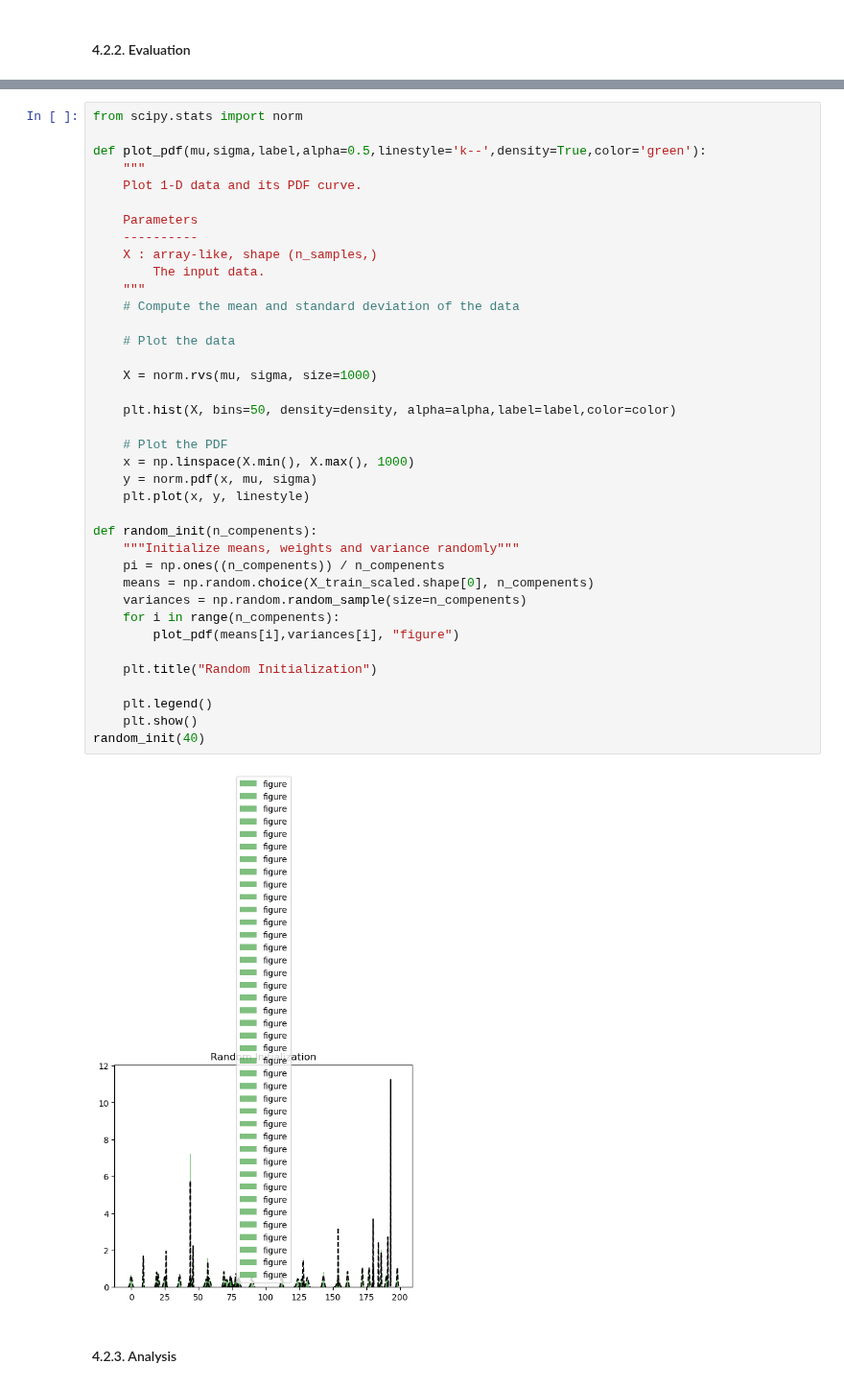
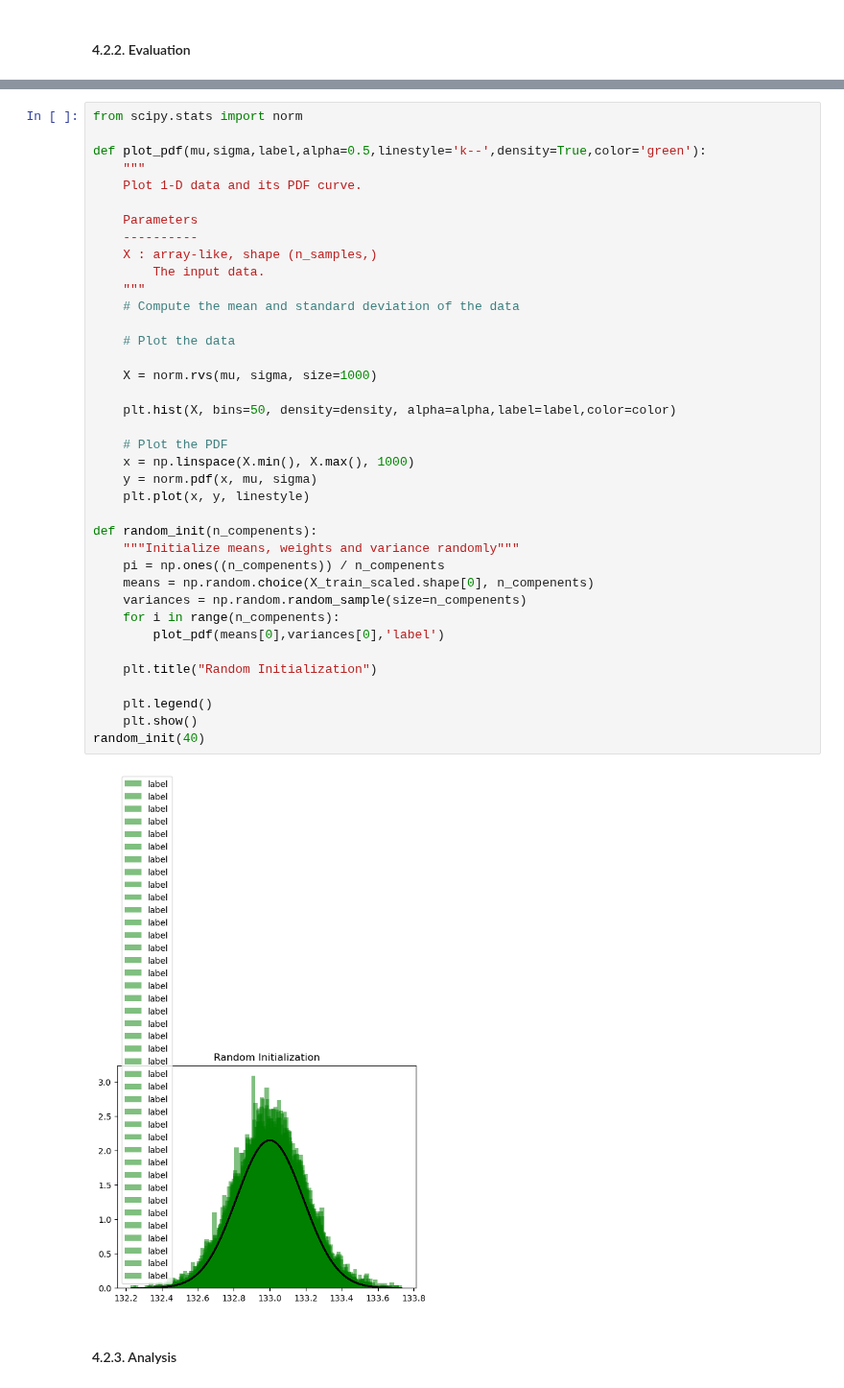
Before and after one commit to nouranKhalil/Face-Recognition, a Jupyter notebook: Face Recognition.ipynb, the cells around one changed output, grey strips where cells are left out. Shown at 96% size. Cells and saved outputs as stored; diff of their text form.

```diff
--- a/Face Recognition.ipynb
+++ b/Face Recognition.ipynb
@@ -453,35 +453,35 @@ def plot_pdf(mu,sigma,label,alpha=0.5,linestyle='k--',density=True,color='green'
     ----------
     X : array-like, shape (n_samples,)
         The input data.
     """
     # Compute the mean and standard deviation of the data
 
     # Plot the data
 
     X = norm.rvs(mu, sigma, size=1000)
 
     plt.hist(X, bins=50, density=density, alpha=alpha,label=label,color=color)
 
     # Plot the PDF
     x = np.linspace(X.min(), X.max(), 1000)
     y = norm.pdf(x, mu, sigma)
     plt.plot(x, y, linestyle)
 
 def random_init(n_compenents):
     """Initialize means, weights and variance randomly"""
     pi = np.ones((n_compenents)) / n_compenents
     means = np.random.choice(X_train_scaled.shape[0], n_compenents)
     variances = np.random.random_sample(size=n_compenents)
     for i in range(n_compenents):
-        plot_pdf(means[i],variances[i], "figure")
+        plot_pdf(means[0],variances[0],'label')
 
     plt.title("Random Initialization")
 
     plt.legend()
     plt.show()
 random_init(40)
 # %% [output]
-[figure, old version]
+[figure, new version]
 # %% [markdown]
 #### 4.2.3. Analysis
 # %% [markdown]
```
Also changed, not shown: parts of 2 cells of this notebook.
